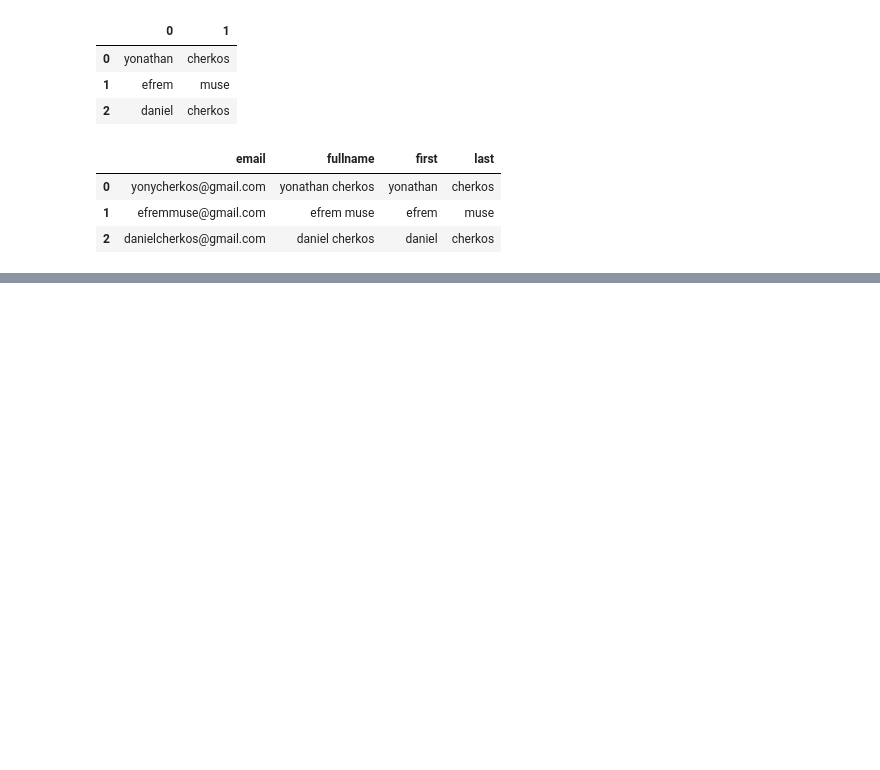
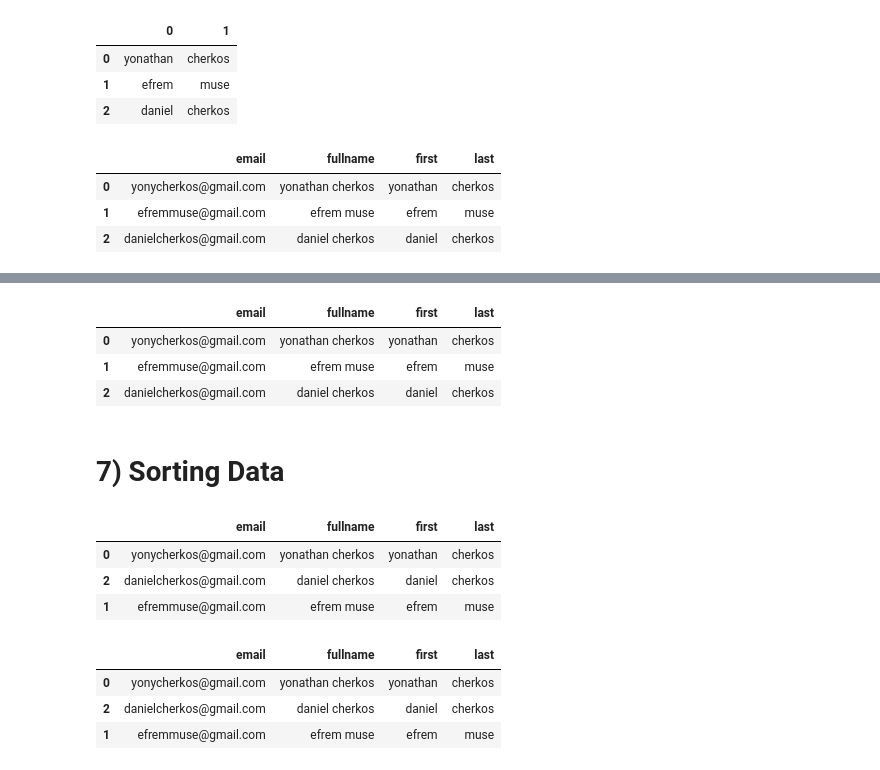
Before and after one commit to yonycherkos/data_analysis, a Jupyter notebook: pandas/Snippets.ipynb, the cells around one changed output, grey strips where cells are left out. Cells and saved outputs as stored; diff of their text form; code cells hidden in the pictures; blank space fills up the shorter version.

```diff
--- a/pandas/Snippets.ipynb
+++ b/pandas/Snippets.ipynb
@@ -201,0 +212,16 @@ df.
+# %%
+df
+# %% [output]
+|  | email | fullname | first | last |
+| 0 | yonycherkos@gmail.com | yonathan cherkos | yonathan | cherkos |
+| 1 | efremmuse@gmail.com | efrem muse | efrem | muse |
+| 2 | danielcherkos@gmail.com | daniel cherkos | daniel | cherkos |
+# %% [markdown]
+# 7) Sorting Data
+# %%
+df.sort_values(by="last", ascending=True)
+# %% [output]
+|  | email | fullname | first | last |
+| 0 | yonycherkos@gmail.com | yonathan cherkos | yonathan | cherkos |
+| 2 | danielcherkos@gmail.com | daniel cherkos | daniel | cherkos |
+| 1 | efremmuse@gmail.com | efrem muse | efrem | muse |
@@ -201,0 +230,7 @@ df.
+# %%
+df
+# %% [output]
+|  | email | fullname | first | last |
+| 0 | yonycherkos@gmail.com | yonathan cherkos | yonathan | cherkos |
+| 2 | danielcherkos@gmail.com | daniel cherkos | daniel | cherkos |
+| 1 | efremmuse@gmail.com | efrem muse | efrem | muse |
```
Also changed, not shown: parts of 4 cells of this notebook, 1 other file.
